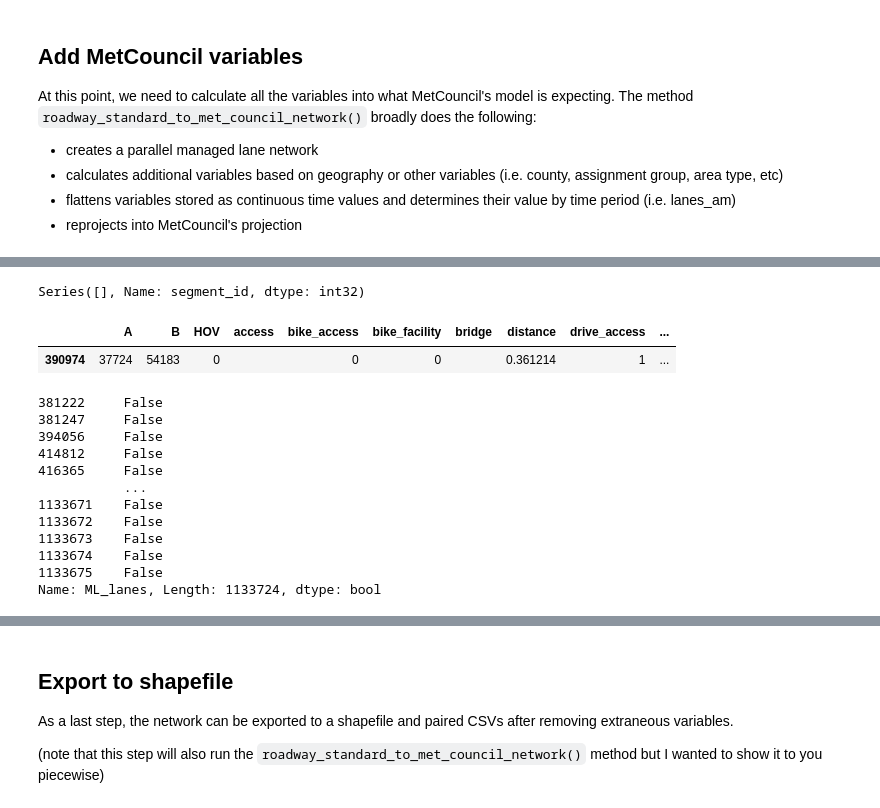
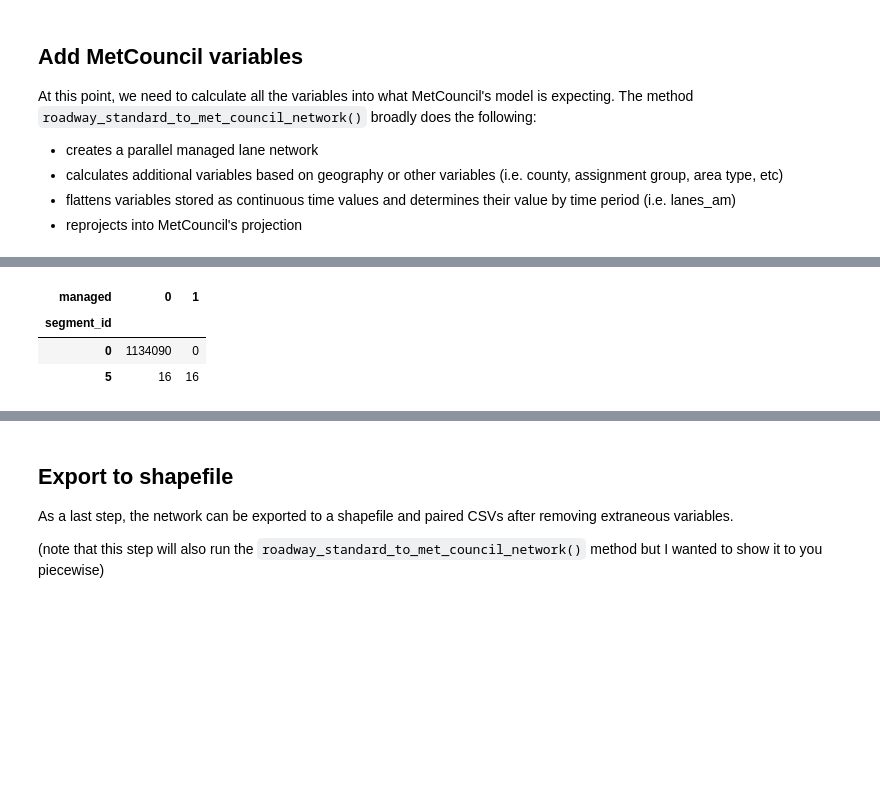
Before and after one commit to wsp-sag/Lasso, a Jupyter notebook: notebooks/I394EML_test.ipynb, the cells around one changed output, grey strips where cells are left out. Drawn from its saved outputs; the diff is of its cells as text; code cells hidden in the pictures; blank space fills up the shorter version.

```diff
--- a/notebooks/I394EML_test.ipynb
+++ b/notebooks/I394EML_test.ipynb
@@ -39,7 +39,7 @@ Let's examine the configuration file and store it as `my_config` variable.
 
 Configuration files are written in YAML and read in as python dictionaries.
 # %%
-MY_CONFIG_FILE = "C:/projects/met_council_git/project_cards/settings/i394e_ml_test.yaml"
+MY_CONFIG_FILE = "C:/projects/met_council_git/data/interim/project_cards/settings/i394e_ml_test.yaml"
 
 with open(MY_CONFIG_FILE) as f:
         my_config = yaml.safe_load(f)
@@ -268,5 +221,3 @@ memory usage: 311.4+ MB
 # %%
-model_road_net.links_df.loc[model_road_net.links_df["HOV"] == "NaN", "HOV"] = "0"
+#model_road_net.links_df.loc[model_road_net.links_df["HOV"] == "NaN", "HOV"] = "0"
-# %%
-pd.options.display.max_columns = None
 # %%
@@ -406,26 +297,14 @@ model_road_net.links_metcouncil_df.query('lanes == 0 & drive_access == 1 & centr
 # %%
-pd.options.display.max_columns = None
-model_road_net.links_metcouncil_df[model_road_net.links_metcouncil_df["model_link_id"] == 1390975]["segment_id"]
+#pd.options.display.max_columns = None
+#model_road_net.links_metcouncil_df[model_road_net.links_metcouncil_df["model_link_id"] == 1390975]["segment_id"]
-# %% [output]
-Series([], Name: segment_id, dtype: int32)
 # %%
-model_road_net.links_metcouncil_df[model_road_net.links_metcouncil_df.model_link_id.isin([390975])]
+#model_road_net.links_metcouncil_df[model_road_net.links_metcouncil_df.model_link_id.isin([390975])]
-# %% [output]
-|  | A | B | HOV | access | bike_access | bike_facility | bridge | distance | drive_access | ... |
-| 390974 | 37724 | 54183 | 0 |  | 0 | 0 |  | 0.361214 | 1 | ... |
-# %%
-model_road_net.links_metcouncil_df.ML_lanes.isin([1])
-# %% [output]
-381222     False
-381247     False
-394056     False
-414812     False
-416365     False
-           ...
-1133671    False
-1133672    False
-1133673    False
-1133674    False
-1133675    False
-Name: ML_lanes, Length: 1133724, dtype: bool
+# %%
+#model_road_net.links_metcouncil_df.segment_id.value_counts()
+pd.crosstab(model_road_net.links_metcouncil_df.segment_id, model_road_net.links_metcouncil_df.managed)
+# %% [output]
+| managed | 0 | 1 |
+| segment_id |  |  |
+| 0 | 1134090 | 0 |
+| 5 | 16 | 16 |
 # %%
```
Also changed, not shown: parts of 19 cells of this notebook, 1 other file.
